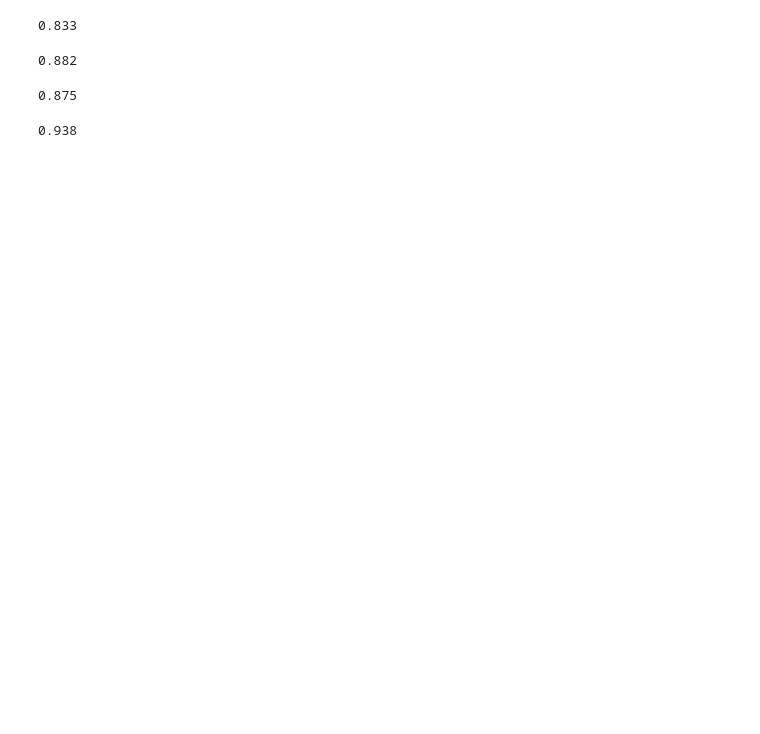
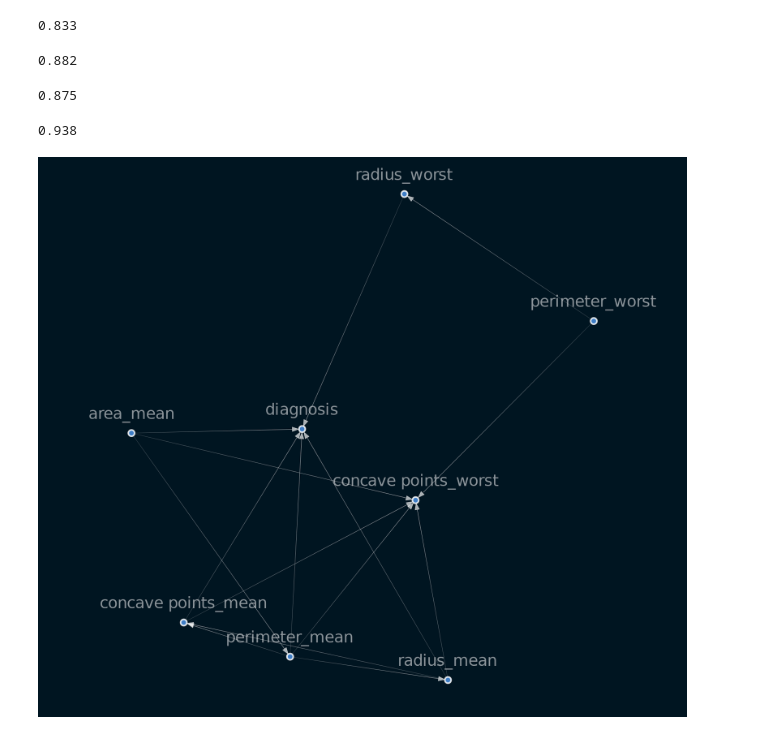
Before and after one commit to Micky373/causal_inference, a Jupyter notebook: notebooks/causal_learning.ipynb, the cells around one changed output. Cells and saved outputs as stored; diff of their text form; code cells hidden in the pictures; blank space fills up the shorter version.

Commit message:
Find the stable graph and plot the cuasal graph

```diff
--- a/notebooks/causal_learning.ipynb
+++ b/notebooks/causal_learning.ipynb
@@ -31,9 +31,10 @@ sm_40 = from_pandas(sample_40,w_threshold=0.8)
 sm_60 = from_pandas(sample_60,w_threshold=0.8)
 sm_80 = from_pandas(sample_80,w_threshold=0.8)
 # %%
-viz = plot_structure(
+def plot_causal(sm):
+    viz = plot_structure(
     sm,
     graph_attributes={"scale": "2"},
     all_node_attributes=NODE_STYLE.WEAK,
     all_edge_attributes=EDGE_STYLE.WEAK)
-Image(viz.draw(format='png'))
+    return Image(viz.draw(format='png'))
@@ -62,3 +65,7 @@ jaccard_similarity(sm,sm_60)
 jaccard_similarity(sm,sm_80)
 # %% [output]
 0.938
+# %%
+plot_causal(sm_80)
+# %% [output]
+[figure, added]
```
Also changed, not shown: parts of 2 cells of this notebook.
